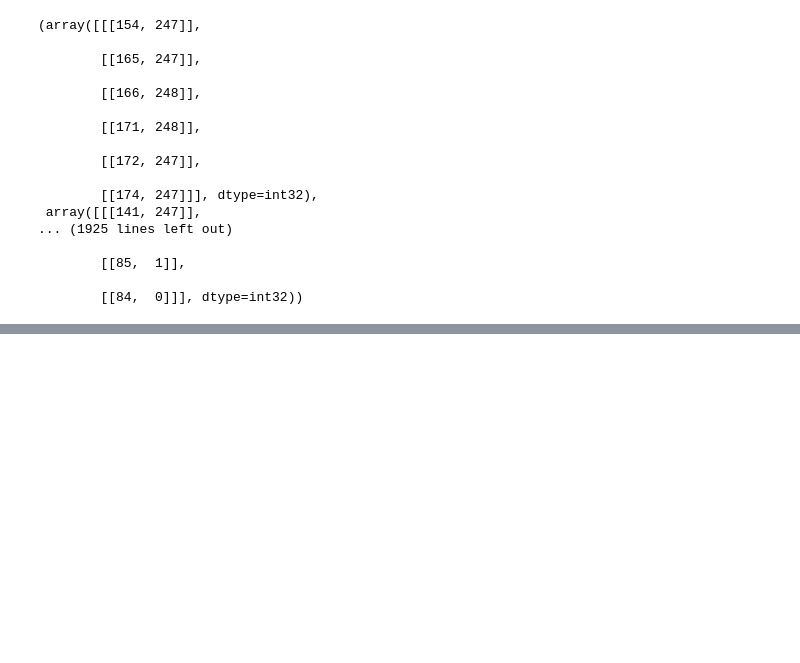
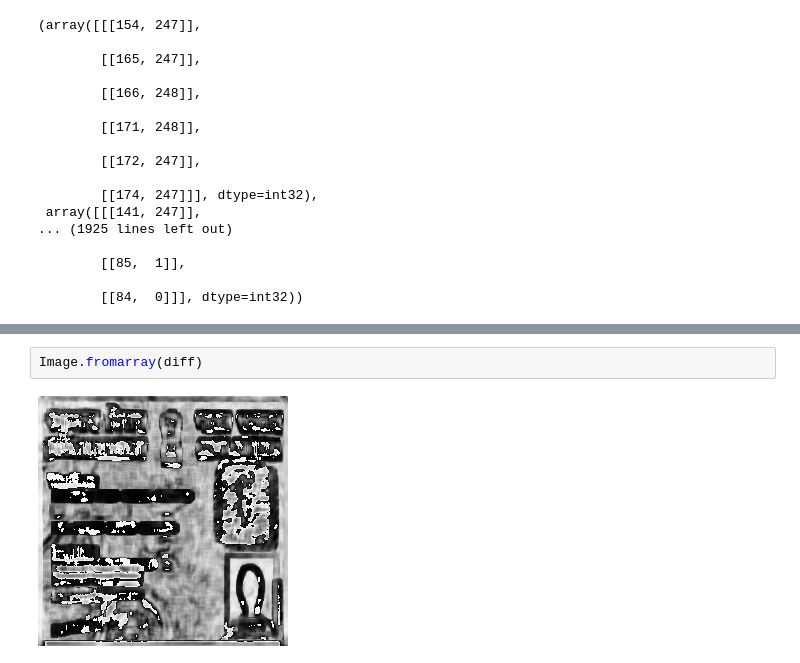
Before and after one commit to eek-dataguy/PAN-Card-Tampering-Detection, a Jupyter notebook: PAN Card Tampering.ipynb, the cells around one changed output, grey strips where cells are left out. Saved outputs shown, nothing was run; the diff lists cells and outputs as text; blank space fills up the shorter version.

```diff
--- a/PAN Card Tampering.ipynb
+++ b/PAN Card Tampering.ipynb
@@ -176,0 +191,4 @@ cnts
+# %%
+Image.fromarray(diff)
+# %% [output]
+[figure, added]
```
Also changed, not shown: parts of 4 cells of this notebook.
